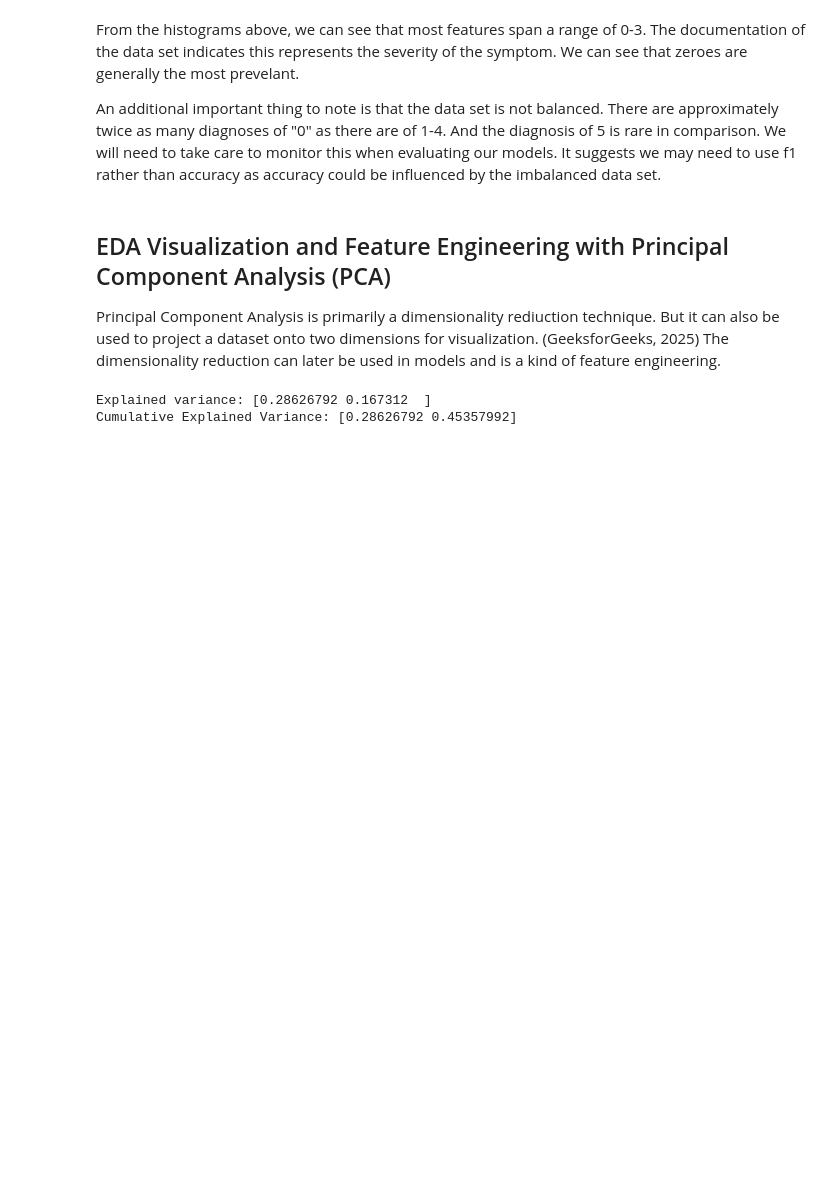
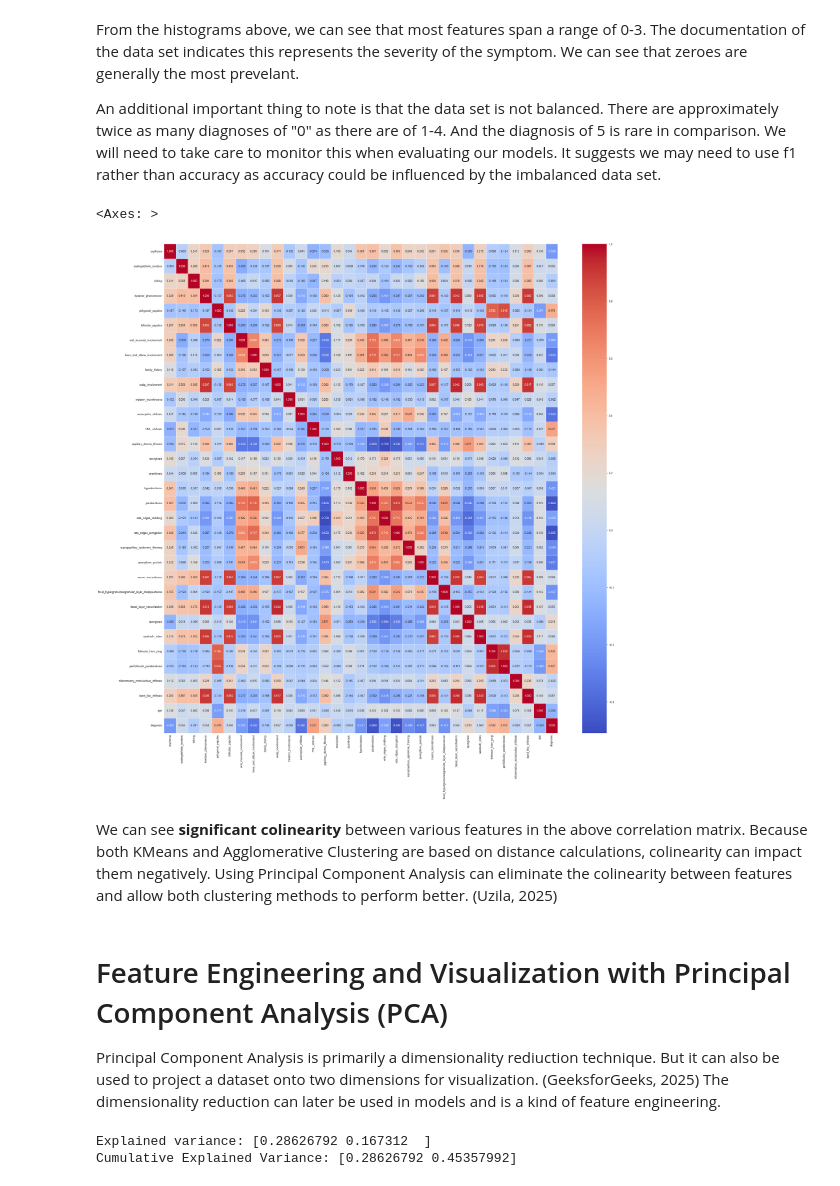
Before and after one commit to seanpritchard94/dermatology, a Jupyter notebook: dermatology.ipynb, the cells around one changed output. Cells and saved outputs as stored; diff of their text form; code cells hidden in the pictures; blank space fills up the shorter version.

Commit message:
KMeans and Agg complete, NMF and RF pending.

```diff
--- a/dermatology.ipynb
+++ b/dermatology.ipynb
@@ -179,12 +179,20 @@ plt.show()
 From the histograms above, we can see that most features span a range of 0-3. The documentation of the data set indicates this represents the severity of the symptom. We can see that zeroes are generally the most prevelant.
 
 An additional important thing to note is that the data set is not balanced. There are approximately twice as many diagnoses of "0" as there are of 1-4. And the diagnosis of 5 is rare in comparison. We will need to take care to monitor this when evaluating our models. It suggests we may need to use f1 rather than accuracy as accuracy could be influenced by the imbalanced data set.
+# %%
+plt.subplots(figsize=(32, 32))
+sns.heatmap(df.corr(), annot=True, fmt=".3f", linewidth=.5, cmap="coolwarm")
+# %% [output]
+<Axes: >
+[figure, added]
+# %% [markdown]
+We can see **significant colinearity** between various features in the above correlation matrix. Because both KMeans and Agglomerative Clustering are based on distance calculations, colinearity can impact them negatively. Using Principal Component Analysis can eliminate the colinearity between features and allow both clustering methods to perform better. (Uzila, 2025)
 # %%
 #As a final step, we will separate the training and label data into X and y
 X = df.drop(columns=['diagnosis'])
 y = df['diagnosis']
 # %% [markdown]
-## EDA Visualization and Feature Engineering with Principal Component Analysis (PCA) ##
+# Feature Engineering and Visualization with Principal Component Analysis (PCA) #
 
 Principal Component Analysis is primarily a dimensionality rediuction technique. But it can also be used to project a dataset onto two dimensions for visualization. (GeeksforGeeks, 2025) The dimensionality reduction can later be used in models and is a kind of feature engineering.
 # %%
```
Also changed, not shown: parts of 12 cells of this notebook.
